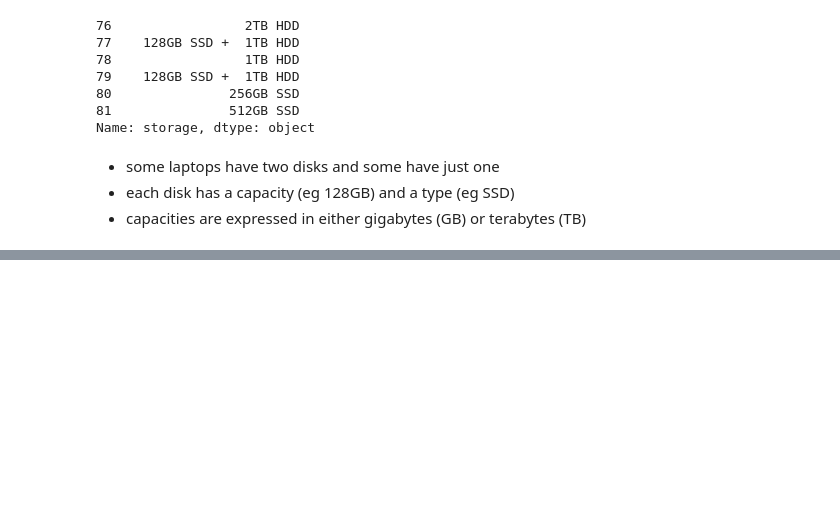
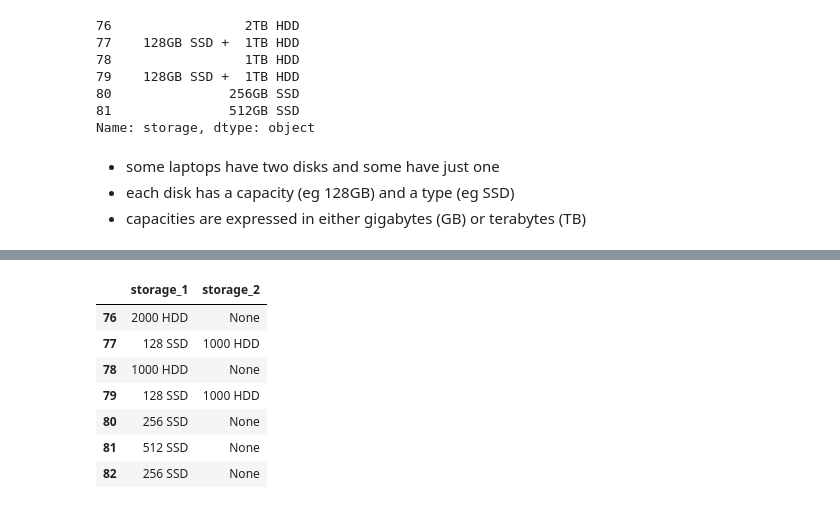
Before and after one commit to Jearny58/joes-dataquest, a Jupyter notebook: lessons/data-cleaning-basics/data-cleaning-basics.ipynb, the cells around one changed output, grey strips where cells are left out. Saved outputs shown, nothing was run; the diff lists cells and outputs as text; code cells hidden in the pictures; blank space fills up the shorter version.

```diff
--- a/lessons/data-cleaning-basics/data-cleaning-basics.ipynb
+++ b/lessons/data-cleaning-basics/data-cleaning-basics.ipynb
@@ -547,0 +447,7 @@ Name: storage_1_type, dtype: object
+# %%
+laptops['storage'] =  (laptops['storage']
+                       .str.replace('GB','')
+                       .str.replace('TB','000')
+                      )
+
+laptops.loc[76:81, "storage"]
@@ -547,0 +462,13 @@ Name: storage_1_type, dtype: object
+# %%
+laptops[['storage_1', 'storage_2']] = (laptops['storage'].str.split('+', expand=True))
+
+laptops.loc[76:82, ['storage_1', 'storage_2']]
+# %% [output]
+|  | storage_1 | storage_2 |
+| 76 | 2000 HDD | None |
+| 77 | 128 SSD | 1000 HDD |
+| 78 | 1000 HDD | None |
+| 79 | 128 SSD | 1000 HDD |
+| 80 | 256 SSD | None |
+| 81 | 512 SSD | None |
+| 82 | 256 SSD | None |
```
Also changed, not shown: parts of 19 cells of this notebook.
